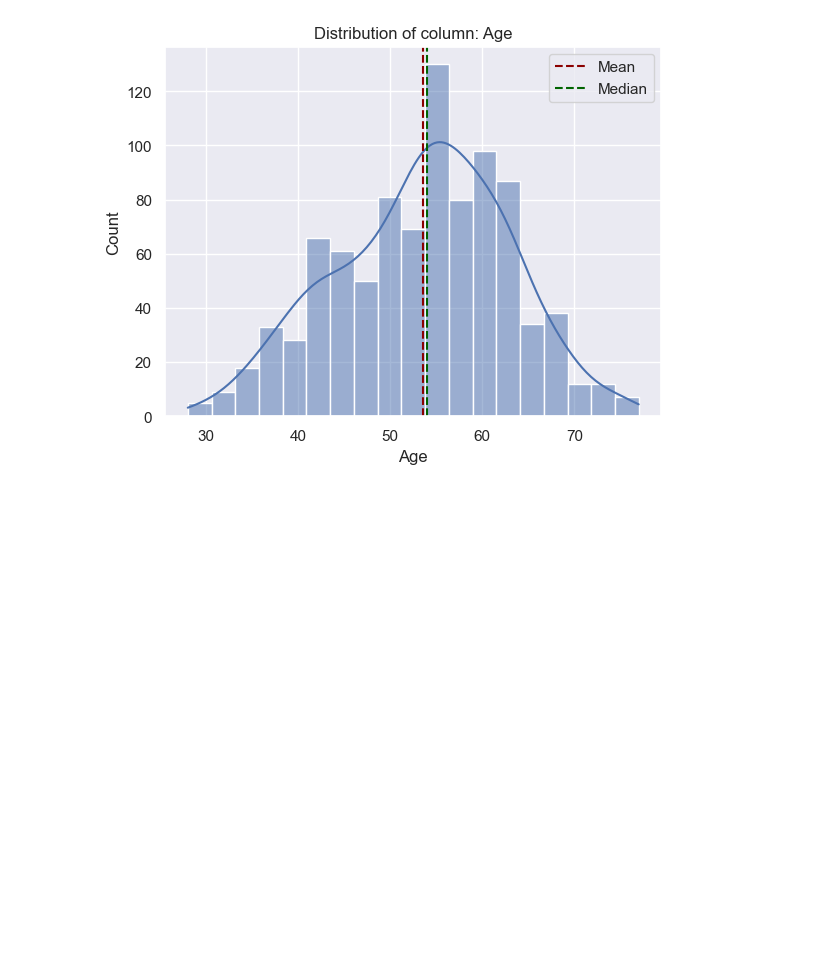
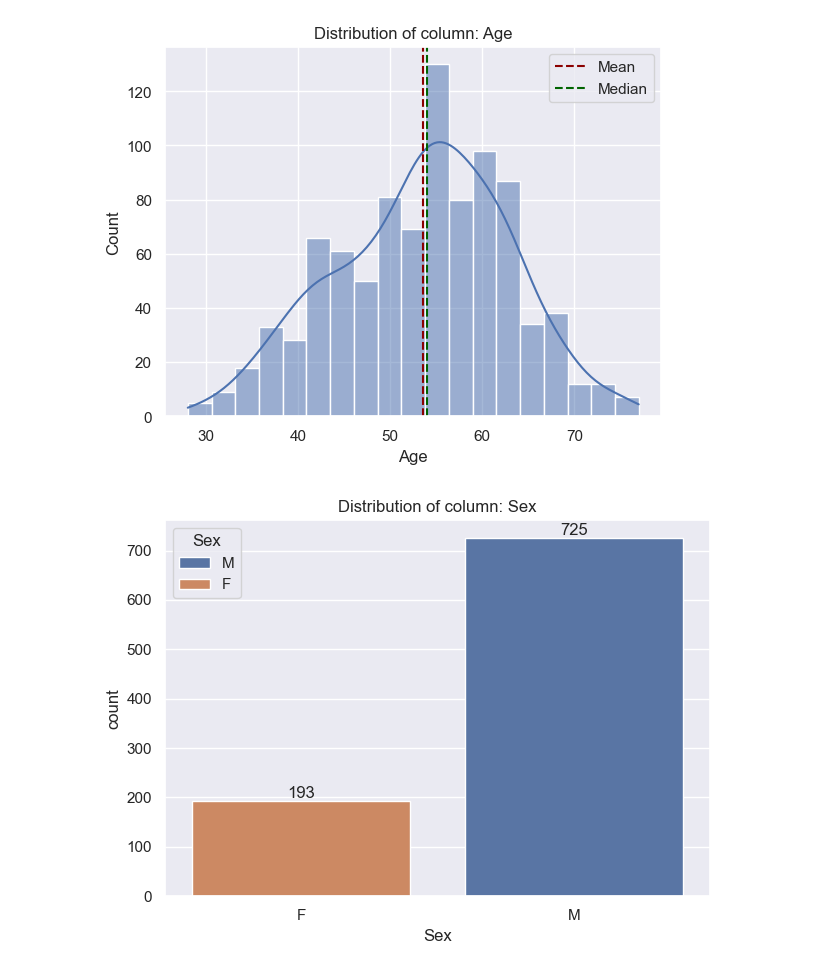
Before and after one commit to RickCraco/computer-science-project, a Jupyter notebook: notebooks/01_EDA.ipynb, the cells around one changed output. Drawn from its saved outputs; the diff is of its cells as text; code cells hidden in the pictures; blank space fills up the shorter version.

```diff
--- a/notebooks/01_EDA.ipynb
+++ b/notebooks/01_EDA.ipynb
@@ -26,3 +38,7 @@ df.head()
 plot_hist(df, "Age")
 # %% [output]
 [figure]
+# %%
+plot_bar(df, 'Sex')
+# %% [output]
+[figure, added]
```
Also changed, not shown: parts of 4 cells of this notebook.
